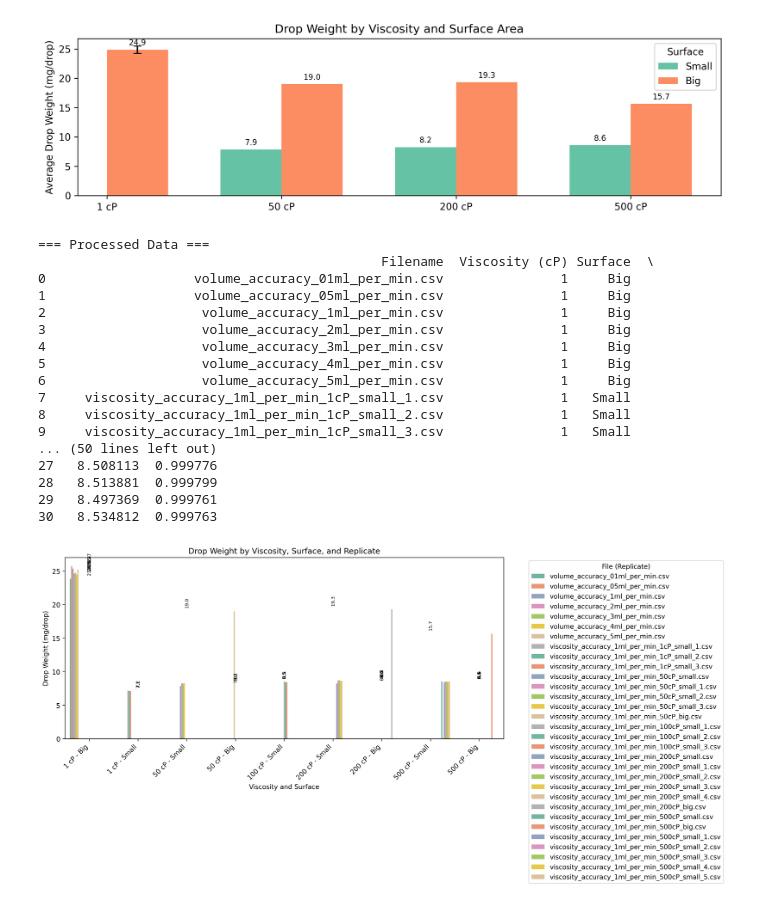
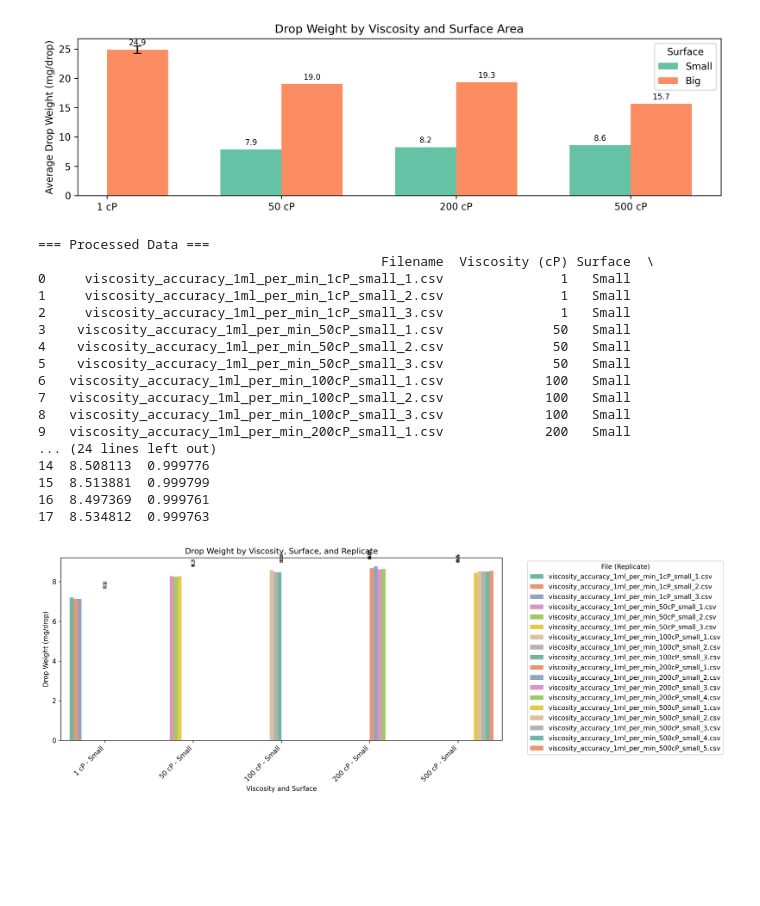
Before and after one commit to Toniaac/fraction-collector, a Jupyter notebook: results.ipynb, the cells around one changed output. Drawn from its saved outputs; the diff is of its cells as text; code cells hidden in the pictures; blank space fills up the shorter version.

```diff
--- a/results.ipynb
+++ b/results.ipynb
@@ -1415,37 +1581,22 @@ import numpy as np
 import matplotlib.pyplot as plt
 import seaborn as sns
 
-# === Input Files ===
-flowrate_csvs = [
-    "volume_accuracy_01ml_per_min.csv",
-    "volume_accuracy_05ml_per_min.csv",
-    "volume_accuracy_1ml_per_min.csv",
-    "volume_accuracy_2ml_per_min.csv",
-    "volume_accuracy_3ml_per_min.csv",
-    "volume_accuracy_4ml_per_min.csv",
-    "volume_accuracy_5ml_per_min.csv"
-]
+
 
 viscosity_csvs = [
     "viscosity_accuracy_1ml_per_min_1cP_small_1.csv",
     "viscosity_accuracy_1ml_per_min_1cP_small_2.csv",
     "viscosity_accuracy_1ml_per_min_1cP_small_3.csv",
-    "viscosity_accuracy_1ml_per_min_50cP_small.csv",
     "viscosity_accuracy_1ml_per_min_50cP_small_1.csv",
     "viscosity_accuracy_1ml_per_min_50cP_small_2.csv",
     "viscosity_accuracy_1ml_per_min_50cP_small_3.csv",
-    "viscosity_accuracy_1ml_per_min_50cP_big.csv",
     "viscosity_accuracy_1ml_per_min_100cP_small_1.csv",
     "viscosity_accuracy_1ml_per_min_100cP_small_2.csv",
     "viscosity_accuracy_1ml_per_min_100cP_small_3.csv",
-    "viscosity_accuracy_1ml_per_min_200cP_small.csv",
     "viscosity_accuracy_1ml_per_min_200cP_small_1.csv",
     "viscosity_accuracy_1ml_per_min_200cP_small_2.csv",
     "viscosity_accuracy_1ml_per_min_200cP_small_3.csv",
     "viscosity_accuracy_1ml_per_min_200cP_small_4.csv",
-    "viscosity_accuracy_1ml_per_min_200cP_big.csv",
-    "viscosity_accuracy_1ml_per_min_500cP_small.csv",
-    "viscosity_accuracy_1ml_per_min_500cP_big.csv",
     "viscosity_accuracy_1ml_per_min_500cP_small_1.csv",
     "viscosity_accuracy_1ml_per_min_500cP_small_2.csv",
     "viscosity_accuracy_1ml_per_min_500cP_small_3.csv",
@@ -1453,7 +1604,7 @@ viscosity_csvs = [
     "viscosity_accuracy_1ml_per_min_500cP_small_5.csv"
 ]
 
-all_csv_files = flowrate_csvs + viscosity_csvs
+all_csv_files = viscosity_csvs
 
 # === Linear regression with R² ===
 def _linfit_r2(x, y):
@@ -1554,46 +1705,46 @@ cat_order = sorted(df_results["Viscosity_Surface"].unique(), key=lambda x: (int(
 # Bar plot using seaborn
 sns.barplot(
     data=df_results,
     x="Viscosity_Surface",
     y="mg/drop",
     hue="Filename",  # Each replicate is shown separately
     dodge=True,
     palette="Set2",
     errorbar=None
 )
 
 # Annotate each bar with its mg/drop value
 for i, row in df_results.iterrows():
     xpos = cat_order.index(row["Viscosity_Surface"])
     yval = row["mg/drop"]
     plt.text(
         xpos, yval + 0.5, f"{yval:.1f}", ha="center", va="bottom", fontsize=7, rotation=90
     )
 
 # Labels and formatting
 plt.ylabel("Drop Weight (mg/drop)")
 plt.xlabel("Viscosity and Surface")
 plt.title("Drop Weight by Viscosity, Surface, and Replicate")
 plt.xticks(rotation=45, ha="right")
 #plt.tight_layout()
 plt.legend(title="File (Replicate)", bbox_to_anchor=(1.05, 1), loc="upper left")
 plt.show()
 # %% [output]
 === Processed Data ===
                                             Filename  Viscosity (cP) Surface  \
-0                   volume_accuracy_01ml_per_min.csv               1     Big
-1                   volume_accuracy_05ml_per_min.csv               1     Big
-2                    volume_accuracy_1ml_per_min.csv               1     Big
-3                    volume_accuracy_2ml_per_min.csv               1     Big
-4                    volume_accuracy_3ml_per_min.csv               1     Big
-5                    volume_accuracy_4ml_per_min.csv               1     Big
-6                    volume_accuracy_5ml_per_min.csv               1     Big
-7     viscosity_accuracy_1ml_per_min_1cP_small_1.csv               1   Small
-8     viscosity_accuracy_1ml_per_min_1cP_small_2.csv               1   Small
-9     viscosity_accuracy_1ml_per_min_1cP_small_3.csv               1   Small
-... (50 lines left out)
-27   8.508113  0.999776
-28   8.513881  0.999799
-29   8.497369  0.999761
-30   8.534812  0.999763
+0     viscosity_accuracy_1ml_per_min_1cP_small_1.csv               1   Small
+1     viscosity_accuracy_1ml_per_min_1cP_small_2.csv               1   Small
+2     viscosity_accuracy_1ml_per_min_1cP_small_3.csv               1   Small
+3    viscosity_accuracy_1ml_per_min_50cP_small_1.csv              50   Small
+4    viscosity_accuracy_1ml_per_min_50cP_small_2.csv              50   Small
+5    viscosity_accuracy_1ml_per_min_50cP_small_3.csv              50   Small
+6   viscosity_accuracy_1ml_per_min_100cP_small_1.csv             100   Small
+7   viscosity_accuracy_1ml_per_min_100cP_small_2.csv             100   Small
+8   viscosity_accuracy_1ml_per_min_100cP_small_3.csv             100   Small
+9   viscosity_accuracy_1ml_per_min_200cP_small_1.csv             200   Small
+... (24 lines left out)
+14  8.508113  0.999776
+15  8.513881  0.999799
+16  8.497369  0.999761
+17  8.534812  0.999763
-[figure, old version]
+[figure, new version]
```
Also changed, not shown: parts of 2 cells of this notebook.
